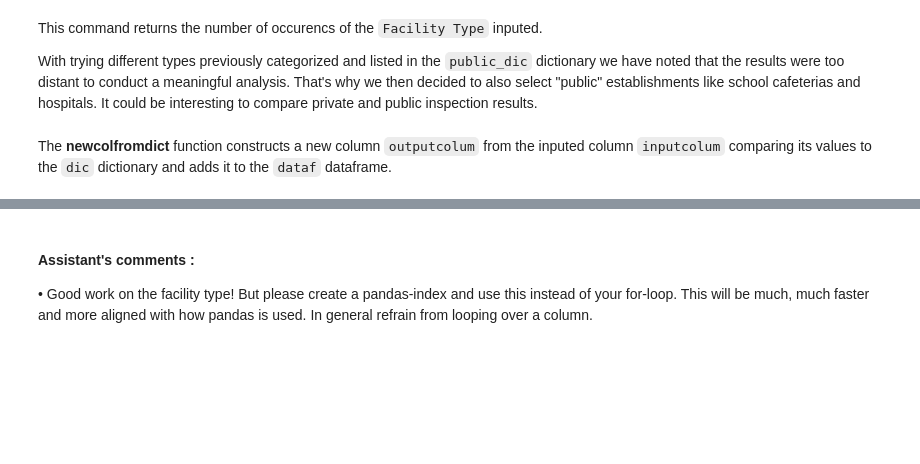
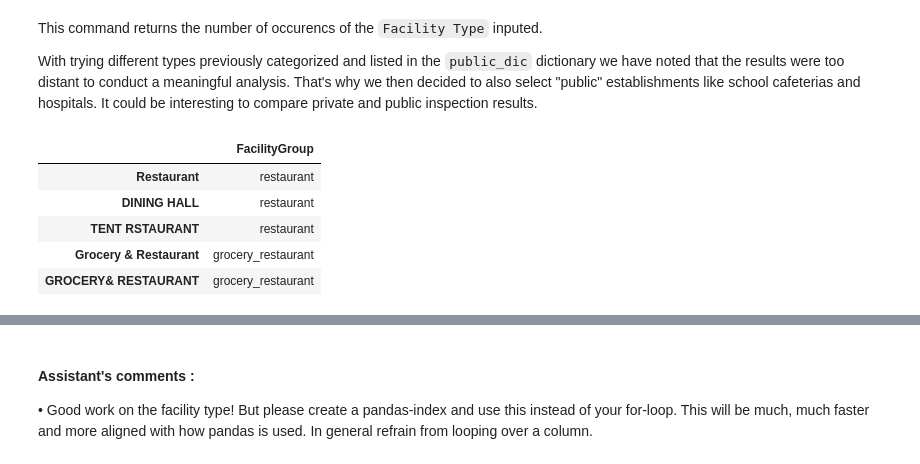
Before and after one commit to clairebilat/ada-2019-project-lost-and-found, a Jupyter notebook: Milestone-2.ipynb, the cells around one changed output, grey strips where cells are left out. Saved outputs shown, nothing was run; the diff lists cells and outputs as text; code cells hidden in the pictures; blank space fills up the shorter version.

```diff
--- a/Milestone-2.ipynb
+++ b/Milestone-2.ipynb
@@ -143,2 +124,0 @@ def newcolfromdict(dataf, dic, inputcolumn, outputcolumn) :
-# %% [markdown]
-The **newcolfromdict** function constructs a new column `outputcolum` from the inputed column `inputcolum` comparing its values to the `dic` dictionary and adds it to the `dataf` dataframe.
@@ -144,0 +131,10 @@ The **newcolfromdict** function constructs a new column `outputcolum` from the i
+# %%
+facilitygroups = pd.DataFrame(data = facilities.values(), index=facilities.keys(), columns = ['FacilityGroup'])
+facilitygroups.head()
+# %% [output]
+|  | FacilityGroup |
+| Restaurant | restaurant |
+| DINING HALL | restaurant |
+| TENT RSTAURANT | restaurant |
+| Grocery & Restaurant | grocery_restaurant |
+| GROCERY& RESTAURANT | grocery_restaurant |
```
Also changed, not shown: parts of 5 cells of this notebook.
